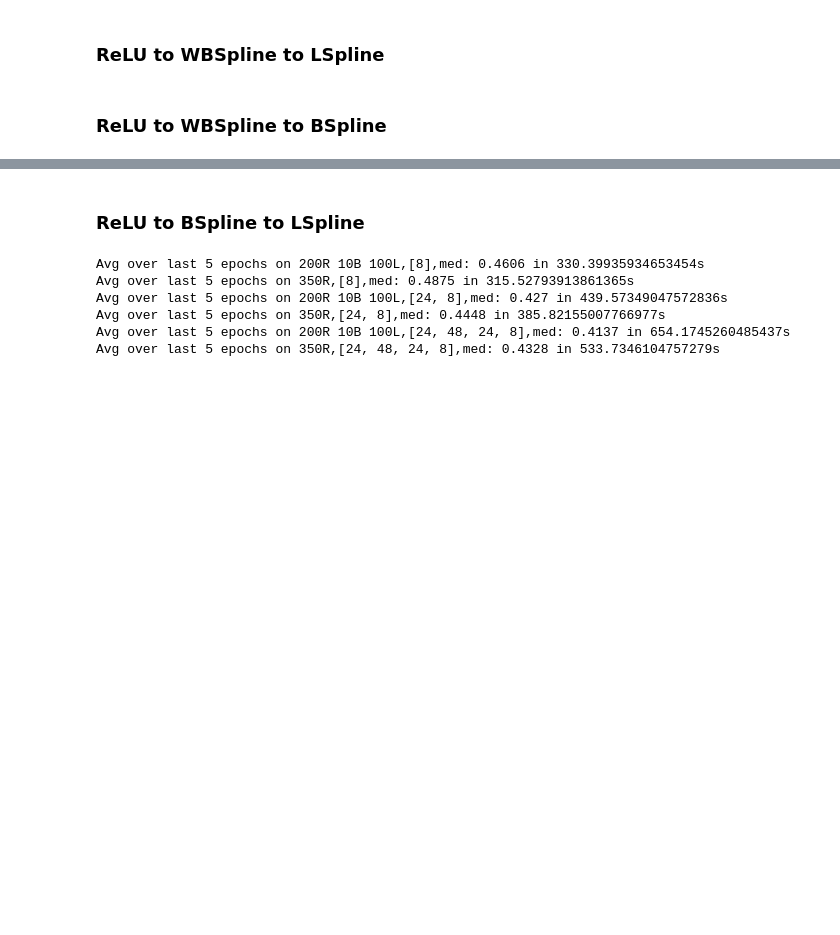
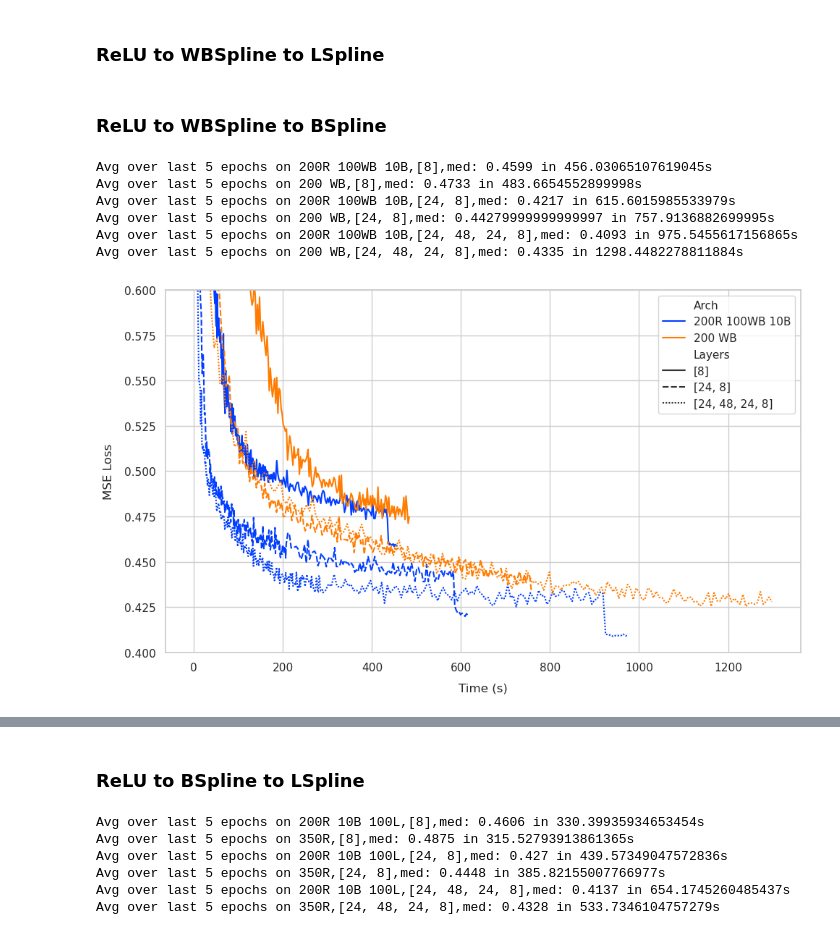
Before and after one commit to liam-hp/deepsplines-thesis, a Jupyter notebook: graphs.ipynb, the cells around one changed output, grey strips where cells are left out. Cells and saved outputs as stored; diff of their text form; code cells hidden in the pictures; blank space fills up the shorter version.

```diff
--- a/graphs.ipynb
+++ b/graphs.ipynb
@@ -651,3 +631,61 @@ KeyError: 'cr_vals'
 ### ReLU to WBSpline to LSpline
 # %% [markdown]
 ### ReLU to WBSpline to BSpline
+# %%
+import importlib, utils
+importlib.reload(utils)
+
+selector = "med"
+data = "vals"
+
+utils.plot_seaborn(
+    # title="ReLU vs BSpline, W&B_lr=0.001 BS_lr=0.0001 ctrl=3",
+    model_paths=[
+
+        # ("R(WB)B", "[8]_(0.001,0.0001,0.0001)_(200,10,50,100,0)_100_bothfirst", "vals", f"{selector}"),
+        ("R(WB)B", "[8]_(0.001,0.0001,0.0001)_(200,10,100,100,0)_100_bothfirst", "vals", f"{selector}"),
+        ("WB", "[8]_(0.001,0.0001,0.0001)_(0,0,200,0,0)_100", "vals", f"{selector}"),
+        # ("R(WB)B", "[8]_(0.001,0.0001,0.0001)_(200,10,100,100,0)_100_bothfirst", "cr_vals", f"{selector}"),
+
+        # ("R(WB)B", "[24, 8]_(0.001,0.0001,0.0001)_(200,10,50,100,0)_100_bothfirst", "vals", f"{selector}"),
+        ("R(WB)B", "[24, 8]_(0.001,0.0001,0.0001)_(200,10,100,100,0)_100_bothfirst", "vals", f"{selector}"),
+        ("WB", "[24, 8]_(0.001,0.0001,0.0001)_(0,0,200,0,0)_100", "vals", f"{selector}"),
+        # ("R(WB)B", "[24, 8]_(0.001,0.0001,0.0001)_(200,10,100,100,0)_100_bothfirst", "cr_vals", f"{selector}"),
+
+        # ("R(WB)B", "[24, 48, 24, 8]_(0.001,0.0001,0.0001)_(200,10,50,100,0)_100_bothfirst", "vals", f"{selector}"),
+        ("R(WB)B", "[24, 48, 24, 8]_(0.001,0.0001,0.0001)_(200,10,100,100,0)_100_bothfirst", "vals", f"{selector}"),
+        ("WB", "[24, 48, 24, 8]_(0.001,0.0001,0.0001)_(0,0,200,0,0)_100", "vals", f"{selector}"),
+        # ("R(WB)B", "[24, 48, 24, 8]_(0.001,0.0001,0.0001)_(200,10,100,100,0)_100_bothfirst", "cr_vals", f"{selector}"),
+
+    ],
+    aes=[
+        # ("200R 50WB 10B", "[8]"),
+        ("200R 100WB 10B", "[8]"),
+        ("200 WB", "[8]"),
+        # ("300R", "[8]"),
+
+        # ("200R 50WB 10B", "[24, 8]"),
+        ("200R 100WB 10B", "[24, 8]"),
+        ("200 WB", "[24, 8]"),
+        # ("300R", "[24, 8]"),
+
+        # ("200R 50WB 10B", "[24, 48, 24, 8]"),
+        ("200R 100WB 10B", "[24, 48, 24, 8]"),
+        ("200 WB", "[24, 48, 24, 8]"),
+        # ("300R", "[24, 48, 24, 8]"),
+    ],
+    x = "time",
+    xmin = 0,
+    ylim = .6,
+    ymin = .4,
+    hide_legend = False,
+    # vbars = [(198, "lightgrey"), (298, "lightgrey")],
+)
+# %% [output]
+Avg over last 5 epochs on 200R 100WB 10B,[8],med: 0.4599 in 456.03065107619045s
+Avg over last 5 epochs on 200 WB,[8],med: 0.4733 in 483.6654552899998s
+Avg over last 5 epochs on 200R 100WB 10B,[24, 8],med: 0.4217 in 615.6015985533979s
+Avg over last 5 epochs on 200 WB,[24, 8],med: 0.44279999999999997 in 757.9136882699995s
+Avg over last 5 epochs on 200R 100WB 10B,[24, 48, 24, 8],med: 0.4093 in 975.5455617156865s
+Avg over last 5 epochs on 200 WB,[24, 48, 24, 8],med: 0.4335 in 1298.4482278811884s
+[figure, added]
```
Also changed, not shown: parts of 27 cells of this notebook, 3 other files.
